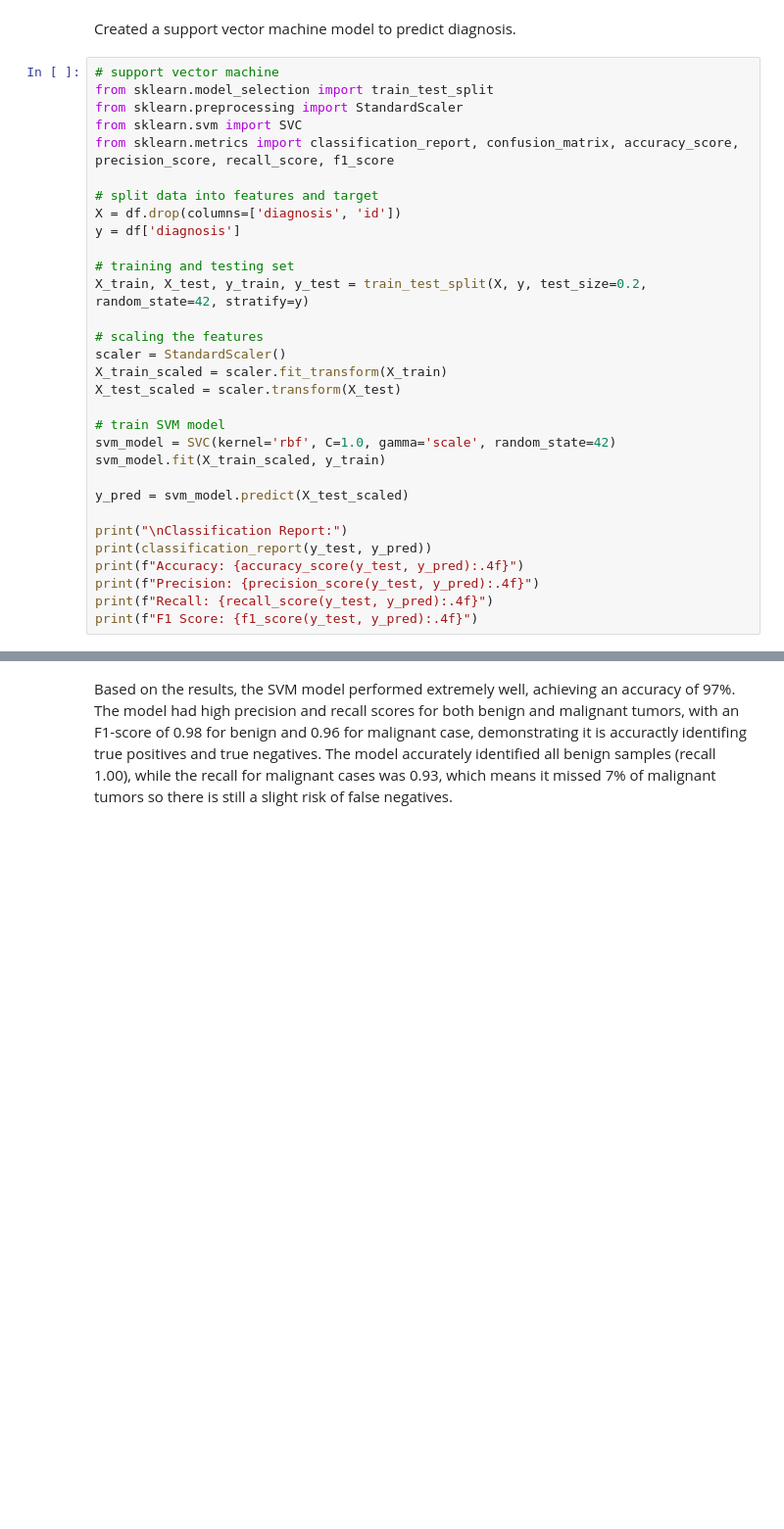
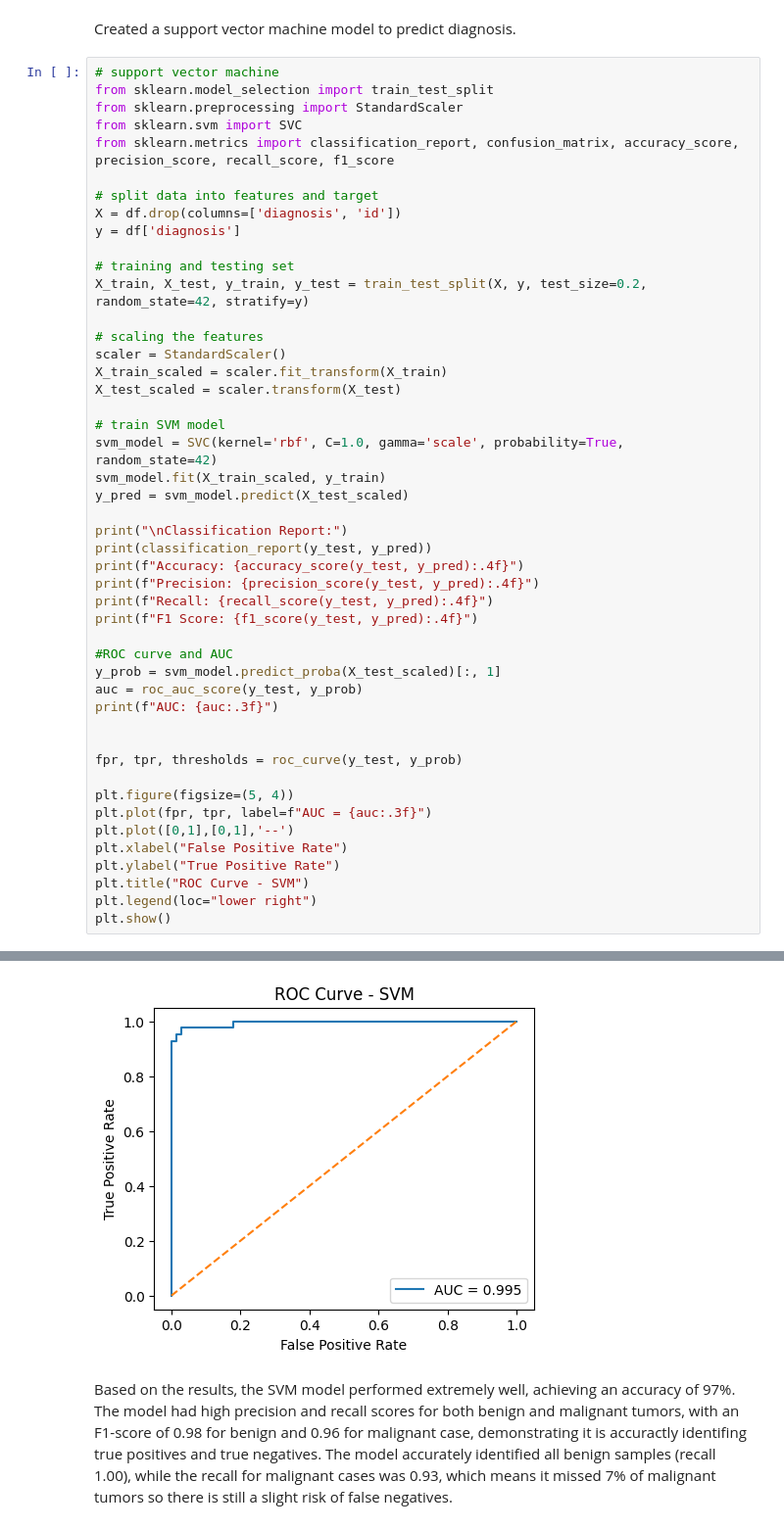
Before and after one commit to Nexus1801/ds502_project, a Jupyter notebook: ds502project.ipynb, the cells around one changed output, grey strips where cells are left out. Shown at 98% size. Cells and saved outputs as stored; diff of their text form; blank space fills up the shorter version.

```diff
--- a/ds502project.ipynb
+++ b/ds502project.ipynb
@@ -224,9 +224,8 @@ X_train_scaled = scaler.fit_transform(X_train)
 X_test_scaled = scaler.transform(X_test)
 
 # train SVM model
-svm_model = SVC(kernel='rbf', C=1.0, gamma='scale', random_state=42)
+svm_model = SVC(kernel='rbf', C=1.0, gamma='scale', probability=True, random_state=42)
 svm_model.fit(X_train_scaled, y_train)
-
 y_pred = svm_model.predict(X_test_scaled)
 
 print("\nClassification Report:")
@@ -235,6 +234,23 @@ print(f"Accuracy: {accuracy_score(y_test, y_pred):.4f}")
 print(f"Precision: {precision_score(y_test, y_pred):.4f}")
 print(f"Recall: {recall_score(y_test, y_pred):.4f}")
 print(f"F1 Score: {f1_score(y_test, y_pred):.4f}")
+
+#ROC curve and AUC
+y_prob = svm_model.predict_proba(X_test_scaled)[:, 1]
+auc = roc_auc_score(y_test, y_prob)
+print(f"AUC: {auc:.3f}")
+
+
+fpr, tpr, thresholds = roc_curve(y_test, y_prob)
+
+plt.figure(figsize=(5, 4))
+plt.plot(fpr, tpr, label=f"AUC = {auc:.3f}")
+plt.plot([0,1],[0,1],'--')
+plt.xlabel("False Positive Rate")
+plt.ylabel("True Positive Rate")
+plt.title("ROC Curve - SVM")
+plt.legend(loc="lower right")
+plt.show()
 # %% [output]
 Classification Report:
               precision    recall  f1-score   support
@@ -253,3 +270,4 @@ F1 Score: 0.9630
+[figure, added]
 # %% [markdown]
 Based on the results, the SVM model performed extremely well, achieving an accuracy of 97%. The model had high precision and recall scores for both benign and malignant tumors, with an F1-score of 0.98 for benign and 0.96 for malignant case, demonstrating it is accuractly identifing true positives and true negatives. The model accurately identified all benign samples (recall 1.00), while the recall for malignant cases was 0.93, which means it missed 7% of malignant tumors so there is still a slight risk of false negatives.
 # %%
```
Also changed, not shown: parts of 1 cell of this notebook.
